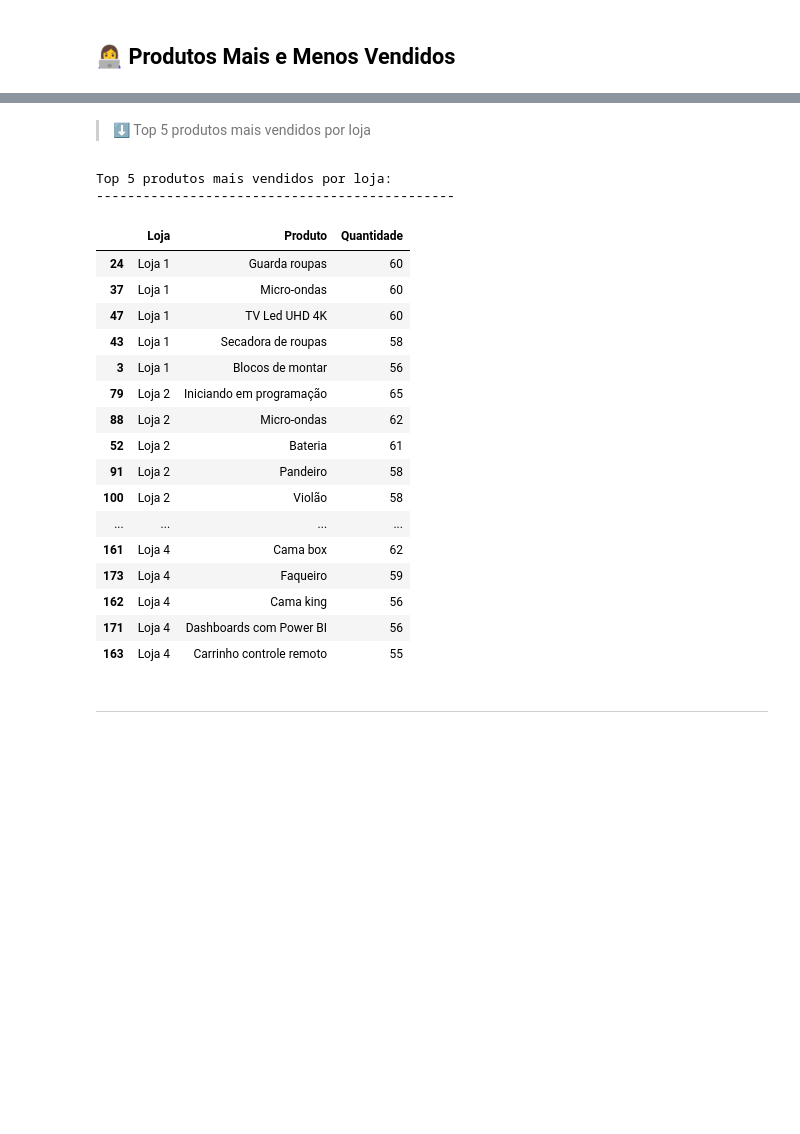
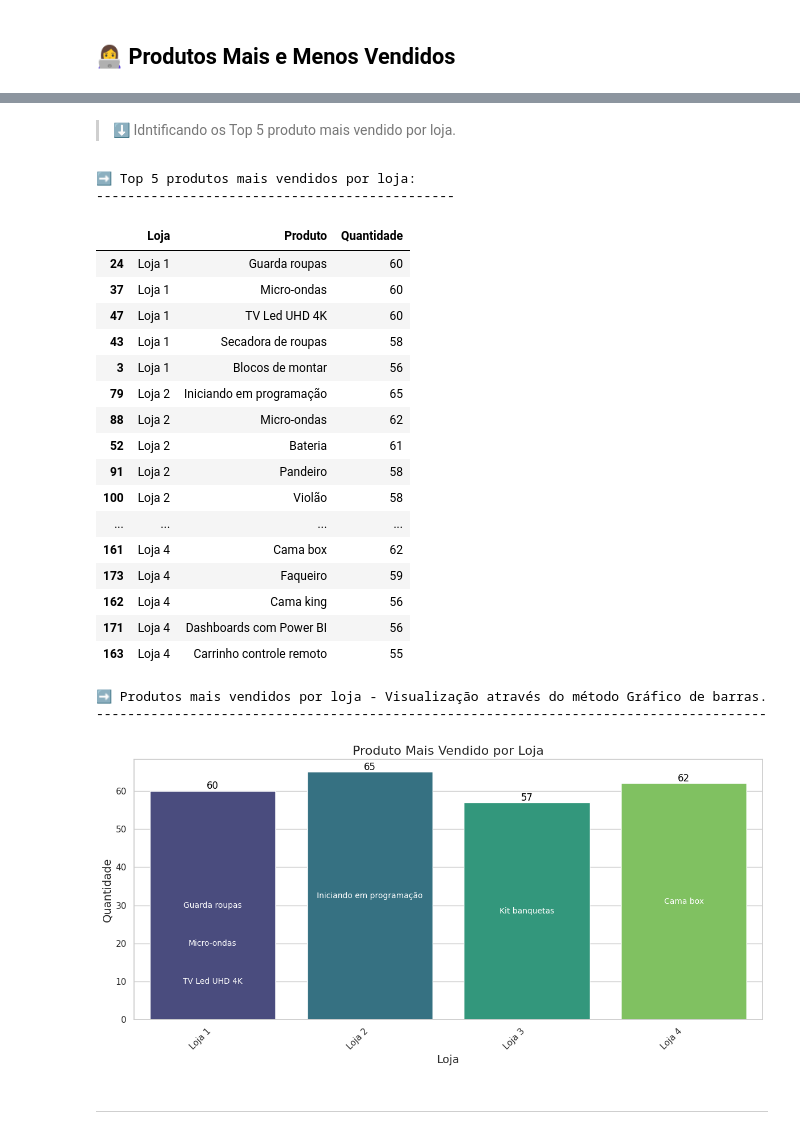
Before and after one commit to JULIANNEBBORGES/CHALLENGE_ALURA_STORE, a Jupyter notebook: AluraStoreBr.ipynb, the cells around one changed output, grey strips where cells are left out. Drawn from its saved outputs; the diff is of its cells as text; code cells hidden in the pictures; blank space fills up the shorter version.

```diff
--- a/AluraStoreBr.ipynb
+++ b/AluraStoreBr.ipynb
@@ -449,31 +420,56 @@ O resultado (o DataFrame contendo as quantidades de vendas de produtos por loja)
 # %% [markdown]
-> ⬇️ Top 5 produtos mais vendidos por loja
+> ⬇️ Idntificando os Top 5 produto mais vendido por loja.
-# %%
-top_produtos = produtos_vendas.sort_values(['Loja', 'Quantidade'], ascending=[True, False])
-top_produtos_por_loja = top_produtos.groupby('Loja').head(5)
-print("\nTop 5 produtos mais vendidos por loja:")
-print("----------------------------------------------")
-display(top_produtos_por_loja)
-# %% [output]
-Top 5 produtos mais vendidos por loja:
-----------------------------------------------
-|  | Loja | Produto | Quantidade |
-| 24 | Loja 1 | Guarda roupas | 60 |
-| 37 | Loja 1 | Micro-ondas | 60 |
-| 47 | Loja 1 | TV Led UHD 4K | 60 |
-| 43 | Loja 1 | Secadora de roupas | 58 |
-| 3 | Loja 1 | Blocos de montar | 56 |
-| 79 | Loja 2 | Iniciando em programação | 65 |
-| 88 | Loja 2 | Micro-ondas | 62 |
-| 52 | Loja 2 | Bateria | 61 |
-| 91 | Loja 2 | Pandeiro | 58 |
-| 100 | Loja 2 | Violão | 58 |
-| ... | ... | ... | ... |
-| 161 | Loja 4 | Cama box | 62 |
-| 173 | Loja 4 | Faqueiro | 59 |
-| 162 | Loja 4 | Cama king | 56 |
-| 171 | Loja 4 | Dashboards com Power BI | 56 |
-| 163 | Loja 4 | Carrinho controle remoto | 55 |
+# %%
+print("➡️ Top 5 produtos mais vendidos por loja:")
+print("----------------------------------------------")
+display(top_produtos_por_loja)
+print()
+print()
+
+print("➡️ Produtos mais vendidos por loja - Visualização através do método Gráfico de barras.")
+print("--------------------------------------------------------------------------------------")
+
+plt.figure(figsize=(12, 6))
+ax = sns.barplot(x='Loja', y='Quantidade', hue='Loja', data=produtos_mais_vendidos, palette='viridis', legend=False)
+plt.title('Produto Mais Vendido por Loja', fontsize=16)
+plt.xlabel('Loja', fontsize=14)
+plt.ylabel('Quantidade', fontsize=14)
+plt.xticks(rotation=45, ha='right')
+plt.tight_layout()
+
+# Modificação para exibir os produtos de todas as lojas dentro da barra
+for i, row in enumerate(produtos_mais_vendidos.itertuples()):
+    produtos = row.Produto.split(', ')  # Separa os produtos pela vírgula
+    y_pos = row.Quantidade / 2  # Posição inicial no eixo y (metade da altura da barra)
+    for produto in produtos:
+        ax.text(i, y_pos, produto, ha='center', va='center', fontsize=10, rotation=0, color='white')
+        y_pos -= row.Quantidade / (len(produtos) * 2)  # Ajusta a posição vertical para cada produto dentro da barra
+    ax.text(i, row.Quantidade + 0.5, str(row.Quantidade), ha='center', fontsize=12, color='black') # Exibe a quantidade de vendas no topo da barra
+
+plt.show()
+# %% [output]
+➡️ Top 5 produtos mais vendidos por loja:
+----------------------------------------------
+|  | Loja | Produto | Quantidade |
+| 24 | Loja 1 | Guarda roupas | 60 |
+| 37 | Loja 1 | Micro-ondas | 60 |
+| 47 | Loja 1 | TV Led UHD 4K | 60 |
+| 43 | Loja 1 | Secadora de roupas | 58 |
+| 3 | Loja 1 | Blocos de montar | 56 |
+| 79 | Loja 2 | Iniciando em programação | 65 |
+| 88 | Loja 2 | Micro-ondas | 62 |
+| 52 | Loja 2 | Bateria | 61 |
+| 91 | Loja 2 | Pandeiro | 58 |
+| 100 | Loja 2 | Violão | 58 |
+| ... | ... | ... | ... |
+| 161 | Loja 4 | Cama box | 62 |
+| 173 | Loja 4 | Faqueiro | 59 |
+| 162 | Loja 4 | Cama king | 56 |
+| 171 | Loja 4 | Dashboards com Power BI | 56 |
+| 163 | Loja 4 | Carrinho controle remoto | 55 |
+➡️ Produtos mais vendidos por loja - Visualização através do método Gráfico de barras.
+--------------------------------------------------------------------------------------
+[figure, added]
 # %% [markdown]
 
 
```
Also changed, not shown: parts of 10 cells of this notebook.
